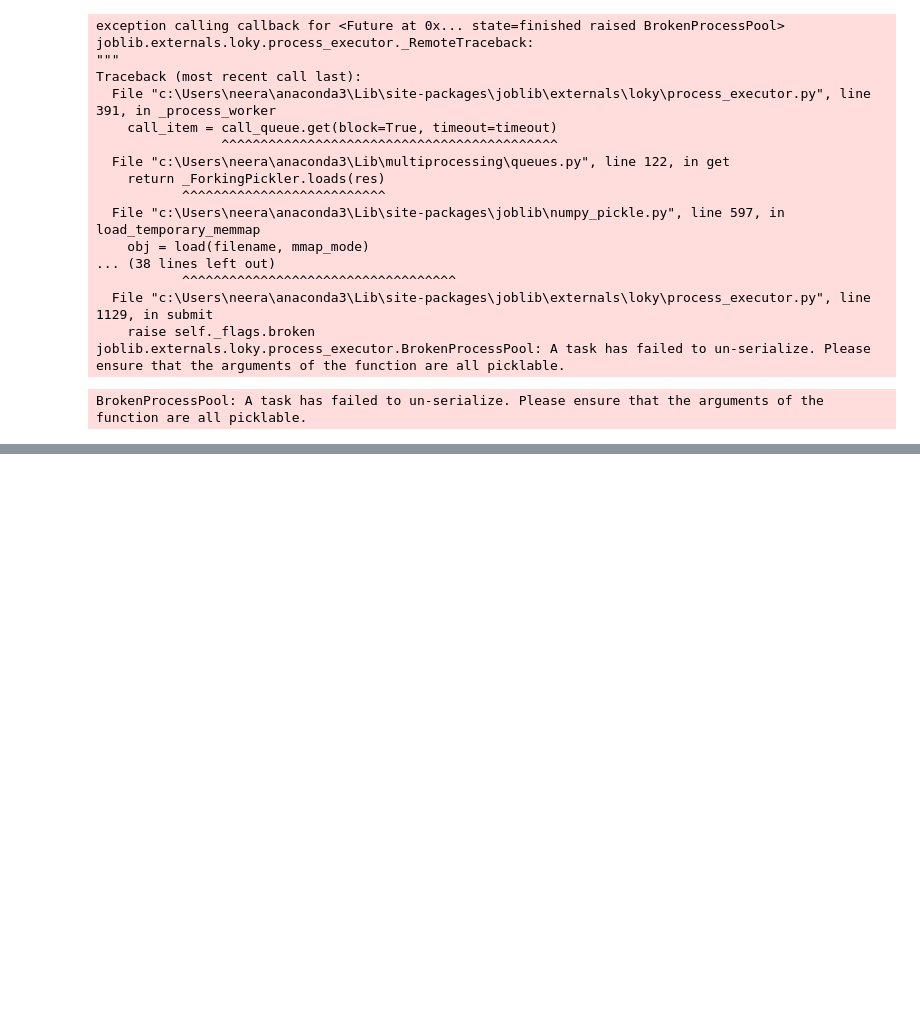
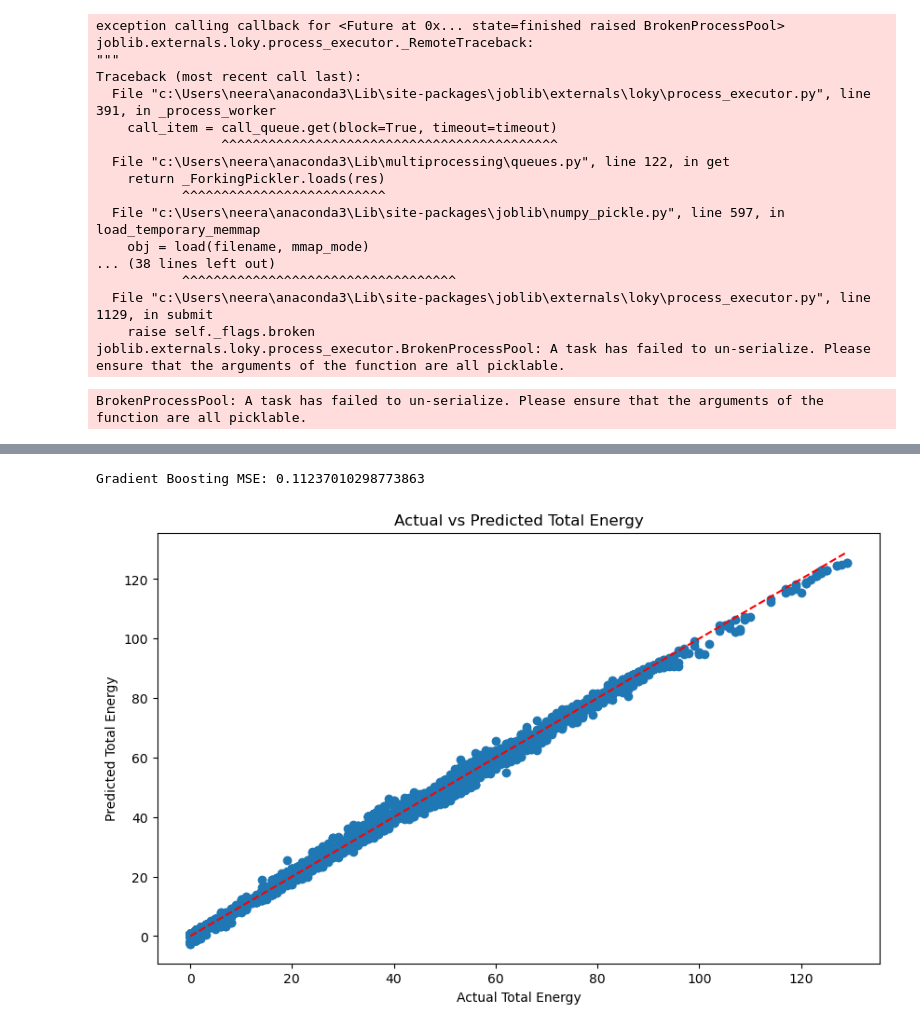
Before and after one commit to PushkarPY123/Final-Project-114965-MGT-665-NW1, a Jupyter notebook: Untitled57project.ipynb, the cells around one changed output, grey strips where cells are left out. Drawn from its saved outputs; the diff is of its cells as text; code cells hidden in the pictures; blank space fills up the shorter version.

```diff
--- a/Untitled57project.ipynb
+++ b/Untitled57project.ipynb
@@ -583,0 +948,2 @@ print("Mean Squared Error:", mse)
+# %%
+df.dropna(inplace=True)  # This drops any rows with NaN values
@@ -583,0 +979,39 @@ print("Mean Squared Error:", mse)
+# %%
+df['Time'] = pd.to_datetime(df['Time'], format='%H:%M:%S', errors='coerce')
+df['Hour'] = df['Time'].dt.hour
+df['Minute'] = df['Time'].dt.minute
+df['Second'] = df['Time'].dt.second
+df.drop(columns=['Time'], inplace=True)
+df.dropna(inplace=True)  # Drop rows with NaN values
+# %%
+y = df['total_energy']  # Your target variable
+X = df.drop(columns=['total_energy'])  # Features
+# %%
+from sklearn.model_selection import train_test_split
+from sklearn.ensemble import GradientBoostingRegressor
+from sklearn.metrics import mean_squared_error
+
+X_train, X_test, y_train, y_test = train_test_split(X, y, test_size=0.2, random_state=42)
+
+# Fit the Gradient Boosting model
+gbr = GradientBoostingRegressor()
+gbr.fit(X_train, y_train)
+
+# Make predictions and evaluate
+y_pred_gbr = gbr.predict(X_test)
+mse_gbr = mean_squared_error(y_test, y_pred_gbr)
+print(f'Gradient Boosting MSE: {mse_gbr}')
+# %% [output]
+Gradient Boosting MSE: 0.11237010298773863
+# %%
+import matplotlib.pyplot as plt
+
+plt.figure(figsize=(10, 6))
+plt.scatter(y_test, y_pred_gbr)
+plt.plot([y.min(), y.max()], [y.min(), y.max()], 'r--')  # Identity line
+plt.xlabel('Actual Total Energy')
+plt.ylabel('Predicted Total Energy')
+plt.title('Actual vs Predicted Total Energy')
+plt.show()
+# %% [output]
+[figure, added]
```
Also changed, not shown: parts of 25 cells of this notebook.
